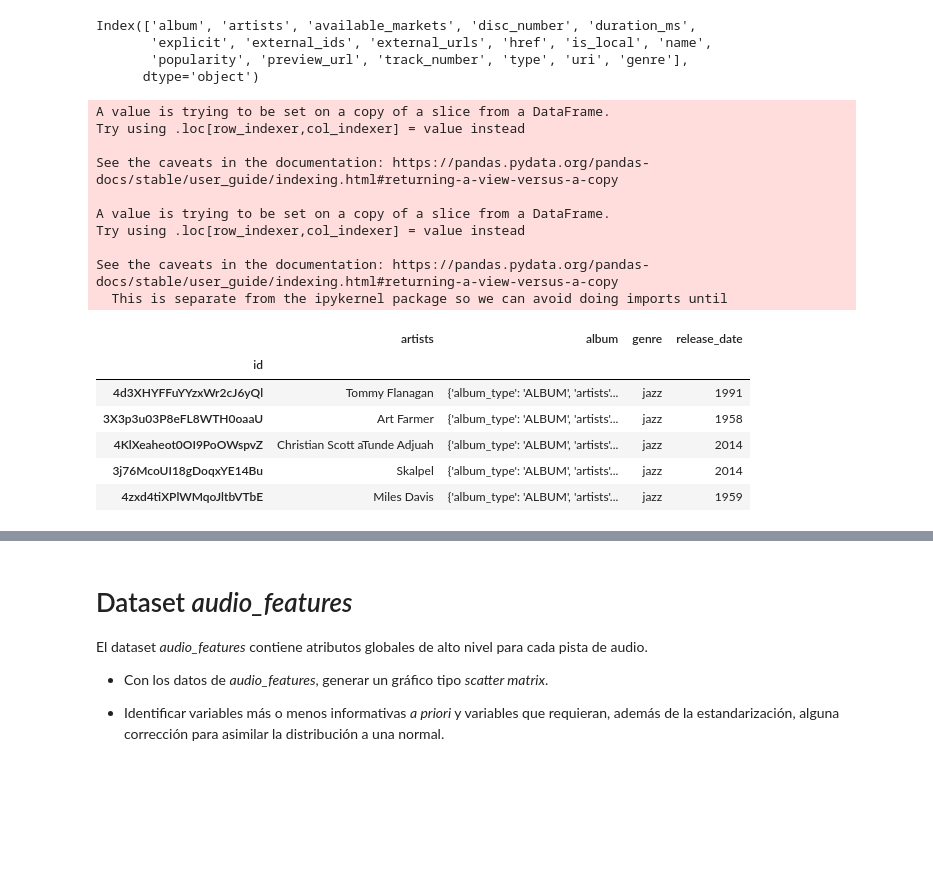
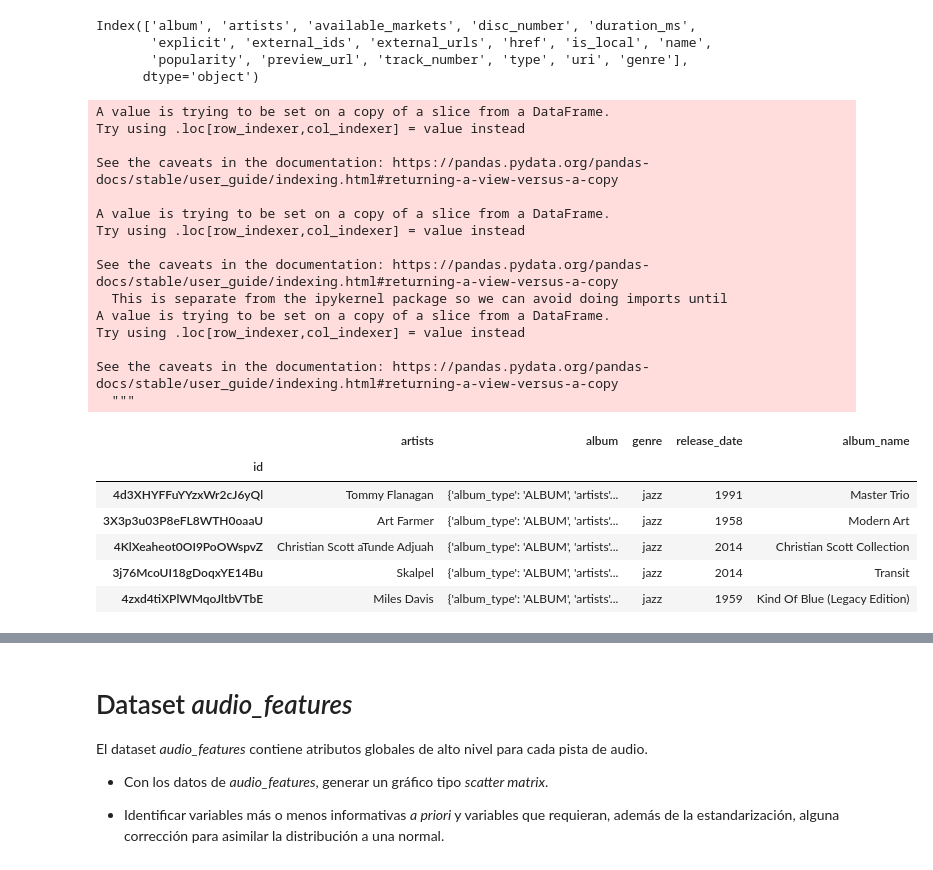
Before and after one commit to tincho-mehaudy/DMCyT, a Jupyter notebook: TP1_Consigna1.ipynb, the cells around one changed output, grey strips where cells are left out. Saved outputs shown, nothing was run; the diff lists cells and outputs as text; code cells hidden in the pictures; blank space fills up the shorter version.

```diff
--- a/TP1_Consigna1.ipynb
+++ b/TP1_Consigna1.ipynb
@@ -144,26 +134,31 @@ Index(['album', 'artists', 'available_markets', 'disc_number', 'duration_ms',
 # %%
 df_tracks2 = df_tracks[['artists','album','genre']]
 df_tracks2['release_date'] =df_tracks2['album'].apply(pd.Series)['release_date'].apply(str)
 df_tracks2['release_date'] =df_tracks2['release_date'].str.slice(0, 4)
 
-#date=df_tracks['album'].apply(pd.Series)['release_date'].apply(str)
-#date.apply([0:4])
+df_tracks2['album_name'] =df_tracks2['album'].apply(pd.Series)['name'].apply(str)
+
 df_tracks2.head()
 # %% [output]
 A value is trying to be set on a copy of a slice from a DataFrame.
 Try using .loc[row_indexer,col_indexer] = value instead
 
 See the caveats in the documentation: https://pandas.pydata.org/pandas-docs/stable/user_guide/indexing.html#returning-a-view-versus-a-copy
 
 A value is trying to be set on a copy of a slice from a DataFrame.
 Try using .loc[row_indexer,col_indexer] = value instead
 
 See the caveats in the documentation: https://pandas.pydata.org/pandas-docs/stable/user_guide/indexing.html#returning-a-view-versus-a-copy
   This is separate from the ipykernel package so we can avoid doing imports until
+A value is trying to be set on a copy of a slice from a DataFrame.
+Try using .loc[row_indexer,col_indexer] = value instead
+
+See the caveats in the documentation: https://pandas.pydata.org/pandas-docs/stable/user_guide/indexing.html#returning-a-view-versus-a-copy
+  """
-|  | artists | album | genre | release_date |
-| id |  |  |  |  |
-| 4d3XHYFFuYYzxWr2cJ6yQl | Tommy Flanagan | {'album_type': 'ALBUM', 'artists'... | jazz | 1991 |
-| 3X3p3u03P8eFL8WTH0oaaU | Art Farmer | {'album_type': 'ALBUM', 'artists'... | jazz | 1958 |
-| 4KlXeaheot0OI9PoOWspvZ | Christian Scott aTunde Adjuah | {'album_type': 'ALBUM', 'artists'... | jazz | 2014 |
-| 3j76McoUI18gDoqxYE14Bu | Skalpel | {'album_type': 'ALBUM', 'artists'... | jazz | 2014 |
-| 4zxd4tiXPlWMqoJltbVTbE | Miles Davis | {'album_type': 'ALBUM', 'artists'... | jazz | 1959 |
+|  | artists | album | genre | release_date | album_name |
+| id |  |  |  |  |  |
+| 4d3XHYFFuYYzxWr2cJ6yQl | Tommy Flanagan | {'album_type': 'ALBUM', 'artists'... | jazz | 1991 | Master Trio |
+| 3X3p3u03P8eFL8WTH0oaaU | Art Farmer | {'album_type': 'ALBUM', 'artists'... | jazz | 1958 | Modern Art |
+| 4KlXeaheot0OI9PoOWspvZ | Christian Scott aTunde Adjuah | {'album_type': 'ALBUM', 'artists'... | jazz | 2014 | Christian Scott Collection |
+| 3j76McoUI18gDoqxYE14Bu | Skalpel | {'album_type': 'ALBUM', 'artists'... | jazz | 2014 | Transit |
+| 4zxd4tiXPlWMqoJltbVTbE | Miles Davis | {'album_type': 'ALBUM', 'artists'... | jazz | 1959 | Kind Of Blue (Legacy Edition) |
```
Also changed, not shown: parts of 18 cells of this notebook.
